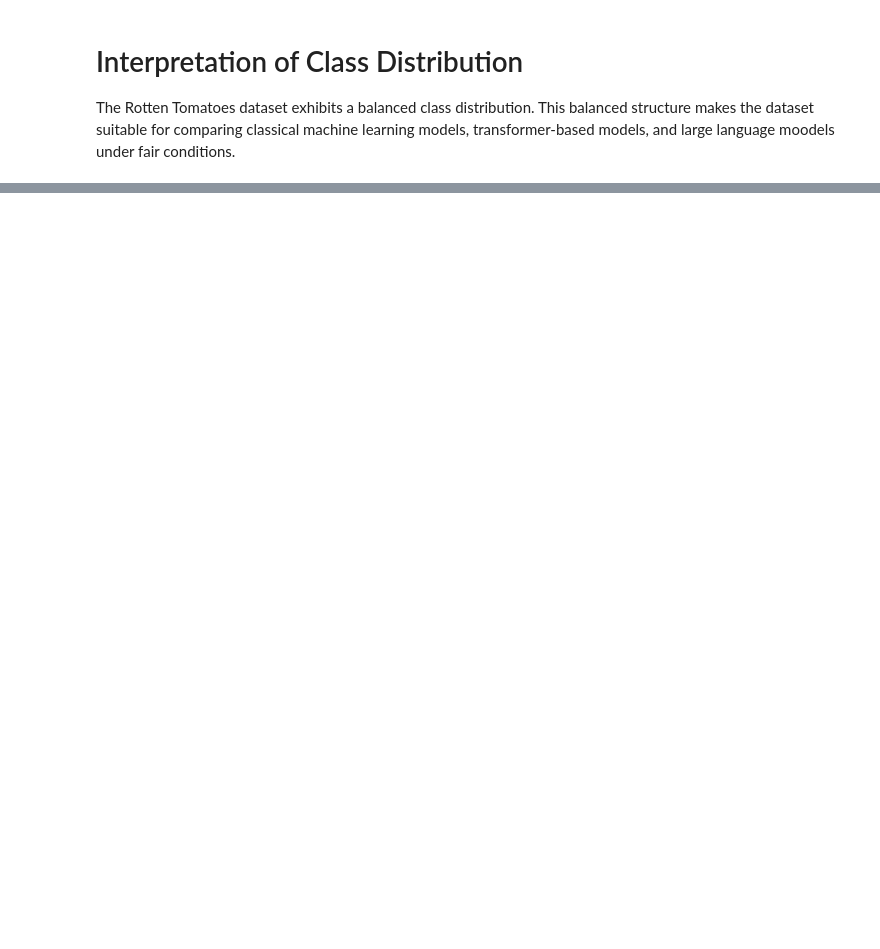
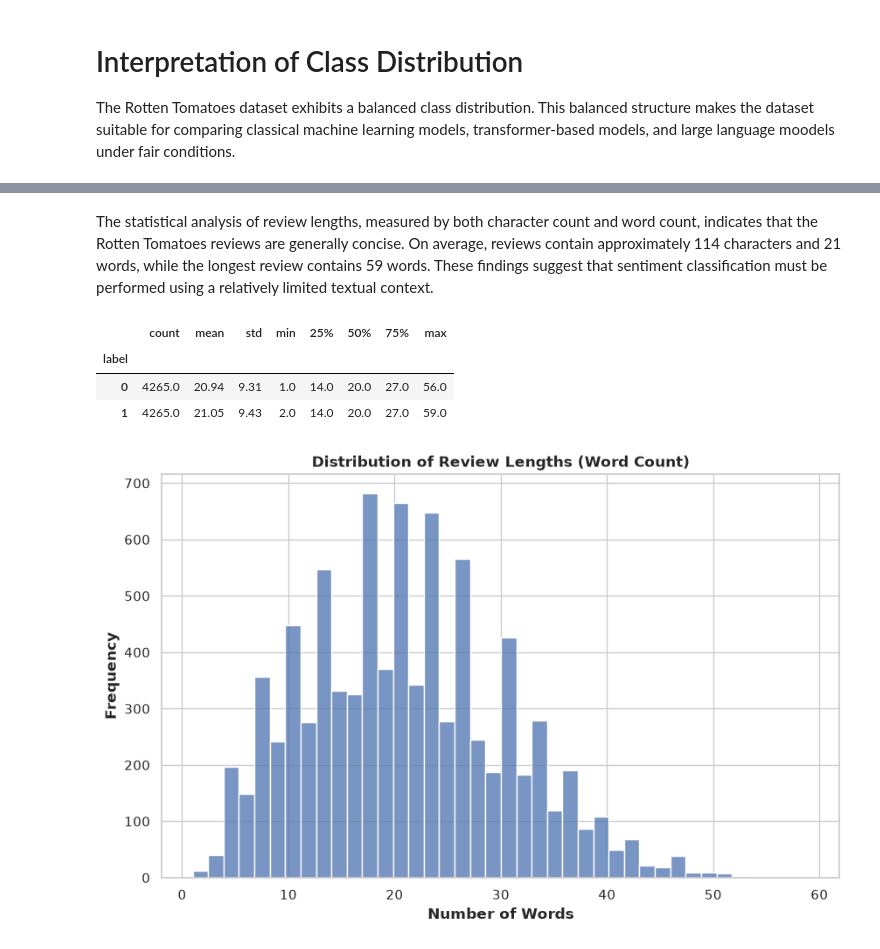
Before and after one commit to Alireza-Mirzadeh/llm-text-classification-benchmark, a Jupyter notebook: notebooks/01_eda_rotten_tomatoes.ipynb, the cells around one changed output, grey strips where cells are left out. Saved outputs shown, nothing was run; the diff lists cells and outputs as text; code cells hidden in the pictures; blank space fills up the shorter version.

```diff
--- a/notebooks/01_eda_rotten_tomatoes.ipynb
+++ b/notebooks/01_eda_rotten_tomatoes.ipynb
@@ -33,8 +33,19 @@ import numpy as np
 import matplotlib.pyplot as plt
 import seaborn as sns
 
+import re
+
+import nltk
+nltk.download("stopwords")
+
+from nltk.corpus import stopwords
+
+from collections import Counter
+
 # Plotting style
 sns.set_theme(style="whitegrid")
 
 # Make plots larger
 plt.rcParams["figure.figsize"] = (10, 6)
+FIGURES_DIR = Path("../reports/figures/eda")
+FIGURES_DIR.mkdir(parents=True, exist_ok=True)
@@ -211,0 +233,8 @@ The Rotten Tomatoes dataset exhibits a balanced class distribution. This balance
+# %%
+# Add character count and word count columns to the training DataFrame
+
+train_df["char_count"] = train_df["text"].str.len()
+
+train_df["word_count"] = train_df["text"].str.split().str.len()
+
+train_df[["text", "char_count", "word_count"]].head()
@@ -211,0 +262,30 @@ The Rotten Tomatoes dataset exhibits a balanced class distribution. This balance
+# %% [markdown]
+The statistical analysis of review lengths, measured by both character count and word count, indicates that the Rotten Tomatoes reviews are generally concise. On average, reviews contain approximately 114 characters and 21 words, while the longest review contains 59 words. These findings suggest that sentiment classification must be performed using a relatively limited textual context.
+# %%
+# Review Length Analysis by Label
+(
+train_df.groupby("label")["word_count"]
+.describe()
+.round(2)
+)
+# %% [output]
+|  | count | mean | std | min | 25% | 50% | 75% | max |
+| label |  |  |  |  |  |  |  |  |
+| 0 | 4265.0 | 20.94 | 9.31 | 1.0 | 14.0 | 20.0 | 27.0 | 56.0 |
+| 1 | 4265.0 | 21.05 | 9.43 | 2.0 | 14.0 | 20.0 | 27.0 | 59.0 |
+# %%
+# Histogram of Review Lengths (Word Count)
+sns.histplot(
+    train_df["word_count"],
+    bins=40
+)
+
+plt.title("Distribution of Review Lengths (Word Count)", weight="bold")
+plt.xlabel("Number of Words", weight="bold")
+plt.ylabel("Frequency", weight="bold")
+
+plt.savefig(FIGURES_DIR / "review_length_histogram.png")
+
+plt.show()
+# %% [output]
+[figure, added]
```
Also changed, not shown: parts of 23 cells of this notebook, 9 other files.
